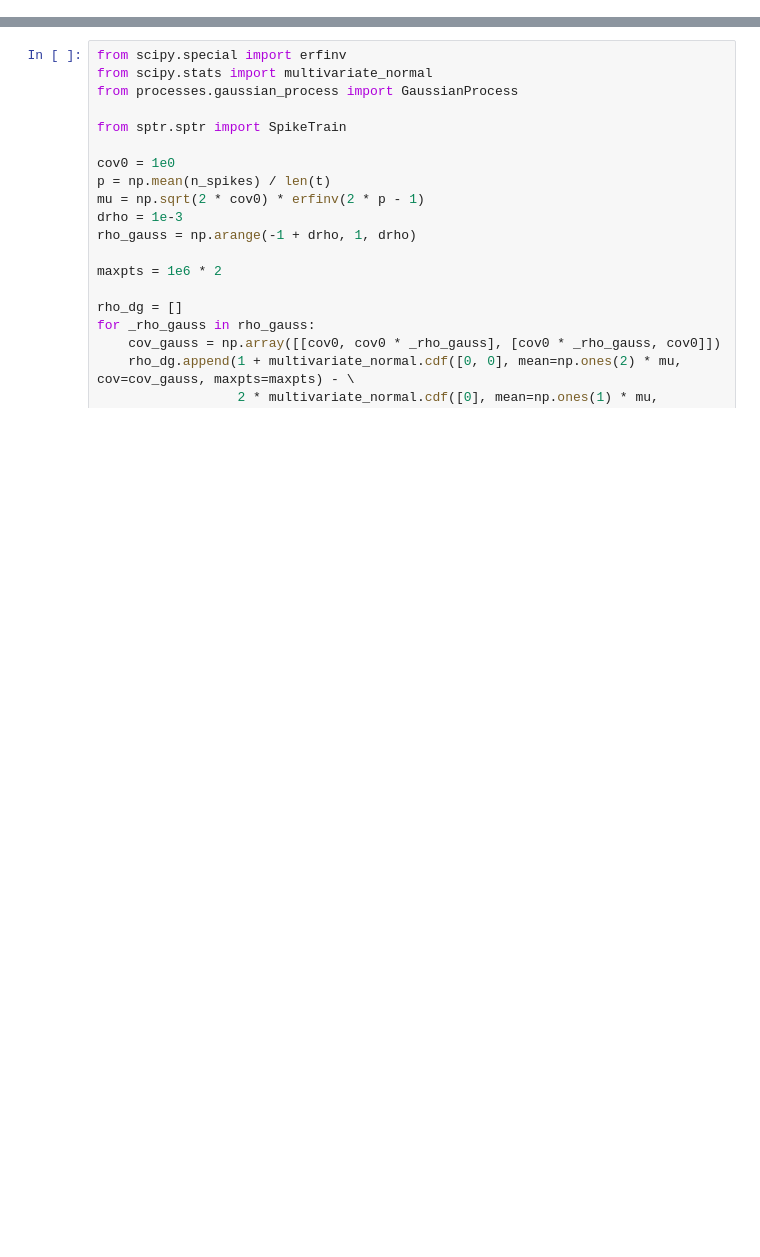
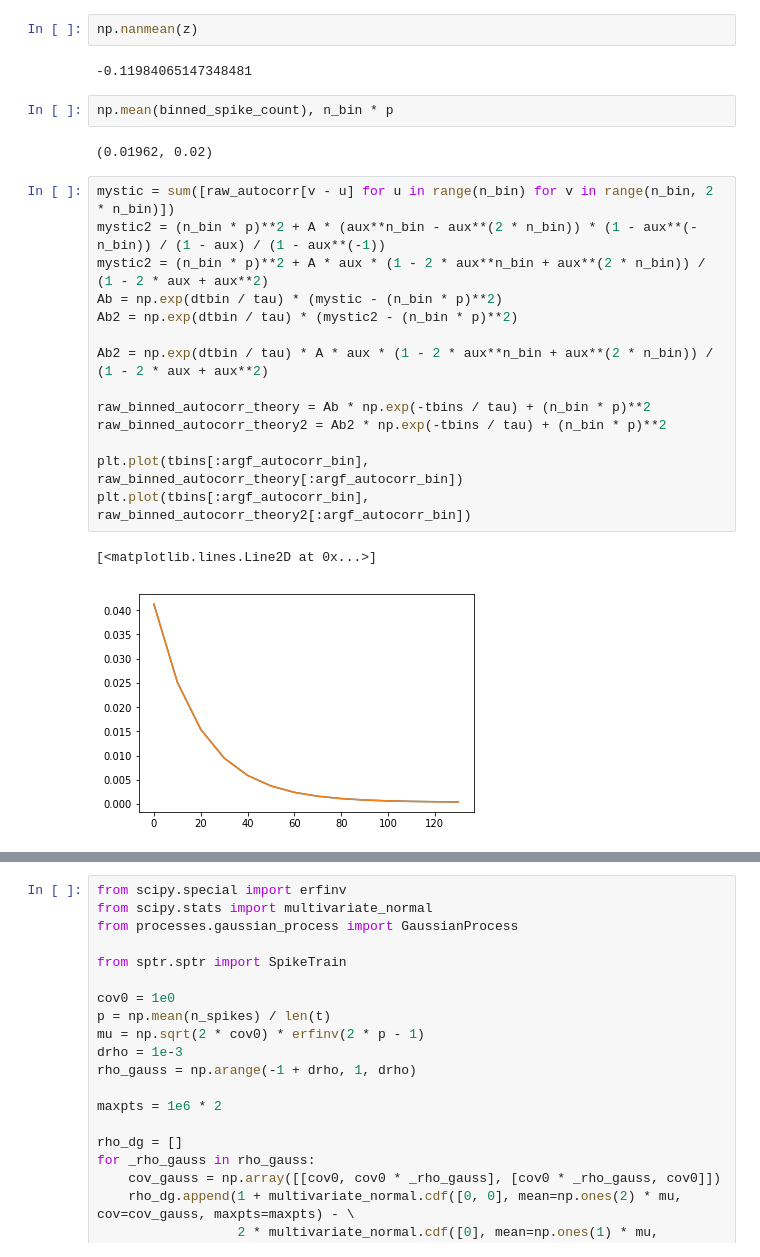
Before and after one commit to diegoarri91/stochastic-processes, a Jupyter notebook: examples/dichotomized_gaussian.ipynb, the cells around one changed output, grey strips where cells are left out. Drawn from its saved outputs; the diff is of its cells as text; blank space fills up the shorter version.

```diff
--- a/examples/dichotomized_gaussian.ipynb
+++ b/examples/dichotomized_gaussian.ipynb
@@ -180,3 +116,28 @@ True
+# %%
+np.nanmean(z)
+# %% [output]
+-0.11984065147348481
+# %%
+np.mean(binned_spike_count), n_bin * p
+# %% [output]
+(0.01962, 0.02)
+# %%
+mystic = sum([raw_autocorr[v - u] for u in range(n_bin) for v in range(n_bin, 2 * n_bin)])
+mystic2 = (n_bin * p)**2 + A * (aux**n_bin - aux**(2 * n_bin)) * (1 - aux**(-n_bin)) / (1 - aux) / (1 - aux**(-1))
+mystic2 = (n_bin * p)**2 + A * aux * (1 - 2 * aux**n_bin + aux**(2 * n_bin)) / (1 - 2 * aux + aux**2)
+Ab = np.exp(dtbin / tau) * (mystic - (n_bin * p)**2)
+Ab2 = np.exp(dtbin / tau) * (mystic2 - (n_bin * p)**2)
+
+Ab2 = np.exp(dtbin / tau) * A * aux * (1 - 2 * aux**n_bin + aux**(2 * n_bin)) / (1 - 2 * aux + aux**2)
+
+raw_binned_autocorr_theory = Ab * np.exp(-tbins / tau) + (n_bin * p)**2
+raw_binned_autocorr_theory2 = Ab2 * np.exp(-tbins / tau) + (n_bin * p)**2
+
+plt.plot(tbins[:argf_autocorr_bin], raw_binned_autocorr_theory[:argf_autocorr_bin])
+plt.plot(tbins[:argf_autocorr_bin], raw_binned_autocorr_theory2[:argf_autocorr_bin])
+# %% [output]
+[<matplotlib.lines.Line2D at 0x...>]
+[figure, added]
 # %%
 def double_exp(t, A, tr, td, t0):
     return A * tr * td / (td - tr) * (np.exp(-(t - t0) / td) - np.exp(-(t - t0) / tr))
```
Also changed, not shown: parts of 25 cells of this notebook, 1 other file.
